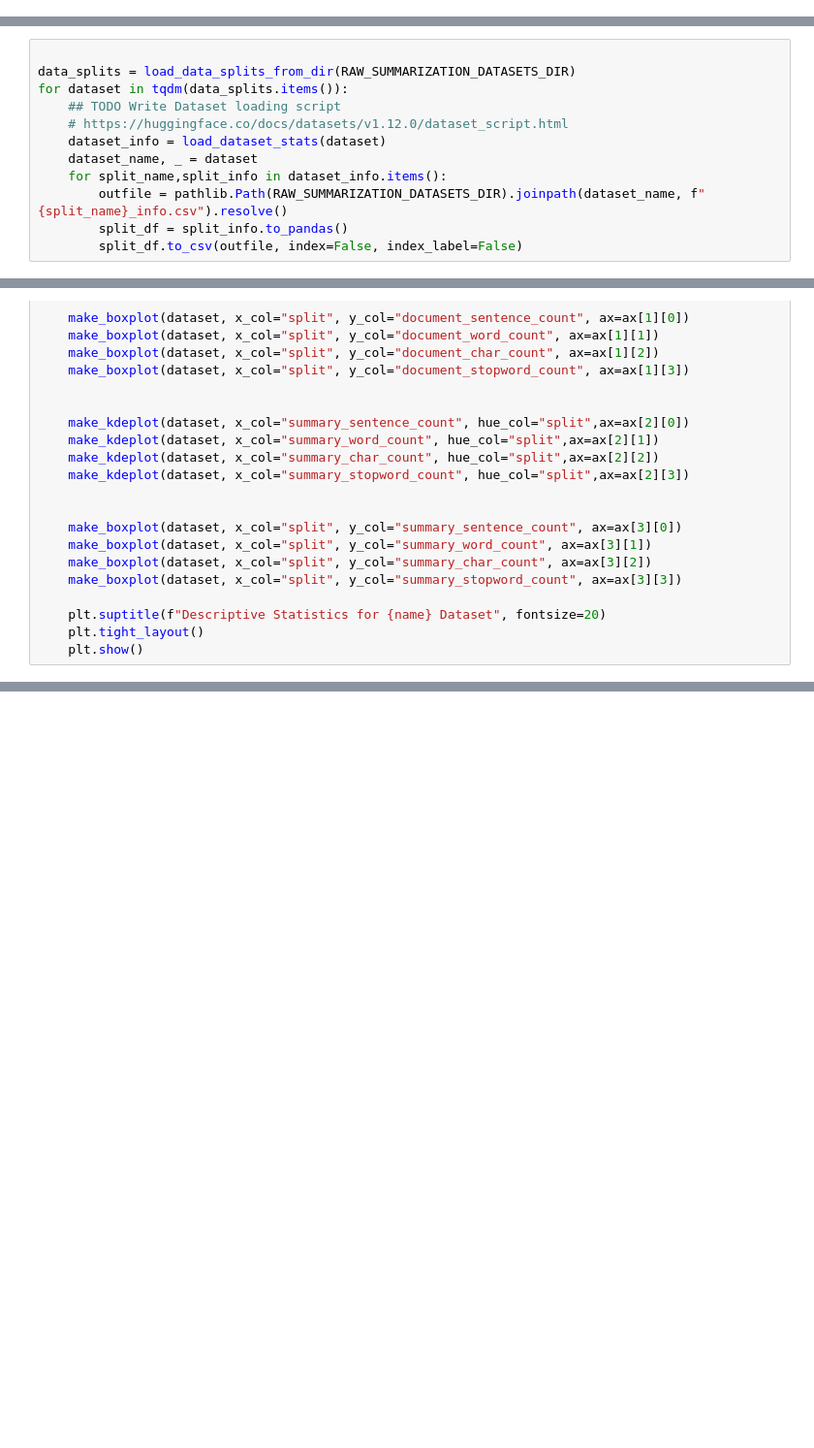
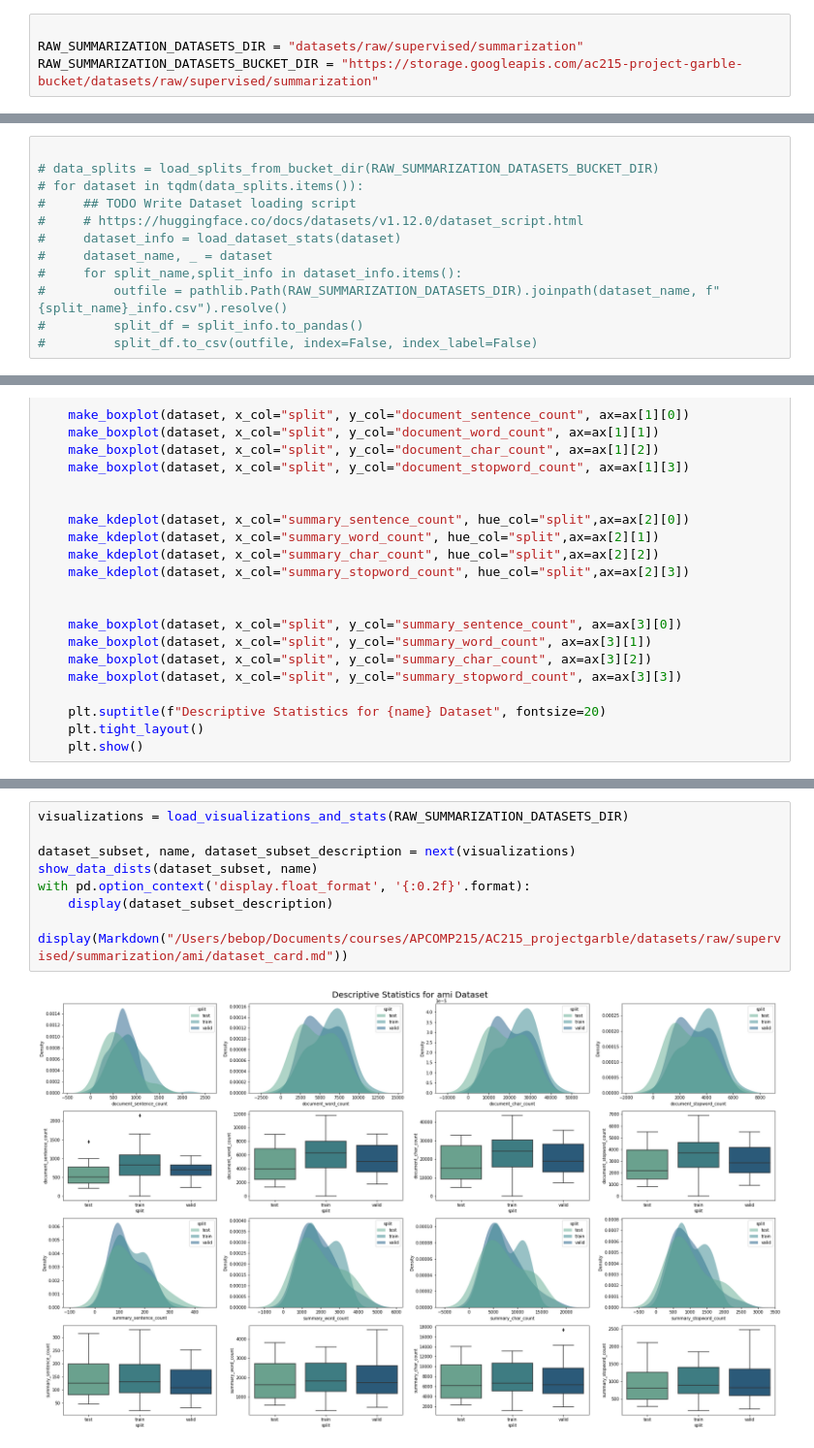
Before and after one commit to parambharat/AC215_projectgarble, a Jupyter notebook: notebooks/dataset_eda.ipynb, the cells around one changed output, grey strips where cells are left out. Shown at 97% size. Saved outputs shown, nothing was run; the diff lists cells and outputs as text; blank space fills up the shorter version.

Commit message:
feature: update baseline and eda with dataset cards

```diff
--- a/notebooks/dataset_eda.ipynb
+++ b/notebooks/dataset_eda.ipynb
@@ -18,3 +21,7 @@ RAW_SUMMARIZATION_DATASETS_DIR = "../datasets/raw/supervised/summarization"
+# %%
+
+RAW_SUMMARIZATION_DATASETS_DIR = "datasets/raw/supervised/summarization"
+RAW_SUMMARIZATION_DATASETS_BUCKET_DIR = "https://storage.googleapis.com/ac215-project-garble-bucket/datasets/raw/supervised/summarization"
 # %%
 ##https://medium.com/swlh/text-summarization-guide-exploratory-data-analysis-on-text-data-4e22ce2dd6ad
 
@@ -96,15 +112,15 @@ def load_data_splits_from_dir(directory, ext="json.gz"):
 # %%
 
-data_splits = load_data_splits_from_dir(RAW_SUMMARIZATION_DATASETS_DIR)
-for dataset in tqdm(data_splits.items()):
-    ## TODO Write Dataset loading script
-    # https://huggingface.co/docs/datasets/v1.12.0/dataset_script.html
-    dataset_info = load_dataset_stats(dataset)
-    dataset_name, _ = dataset
-    for split_name,split_info in dataset_info.items():
-        outfile = pathlib.Path(RAW_SUMMARIZATION_DATASETS_DIR).joinpath(dataset_name, f"{split_name}_info.csv").resolve()
-        split_df = split_info.to_pandas()
-        split_df.to_csv(outfile, index=False, index_label=False)
+# data_splits = load_splits_from_bucket_dir(RAW_SUMMARIZATION_DATASETS_BUCKET_DIR)
+# for dataset in tqdm(data_splits.items()):
+#     ## TODO Write Dataset loading script
+#     # https://huggingface.co/docs/datasets/v1.12.0/dataset_script.html
+#     dataset_info = load_dataset_stats(dataset)
+#     dataset_name, _ = dataset
+#     for split_name,split_info in dataset_info.items():
+#         outfile = pathlib.Path(RAW_SUMMARIZATION_DATASETS_DIR).joinpath(dataset_name, f"{split_name}_info.csv").resolve()
+#         split_df = split_info.to_pandas()
+#         split_df.to_csv(outfile, index=False, index_label=False)
 # %%
 def make_kdeplot(dataset, x_col, hue_col, ax):
     sns.kdeplot(
@@ -288,0 +195,11 @@ descriptions= pd.concat(descriptions, axis=0)
+# %%
+visualizations = load_visualizations_and_stats(RAW_SUMMARIZATION_DATASETS_DIR)
+
+dataset_subset, name, dataset_subset_description = next(visualizations)
+show_data_dists(dataset_subset, name)
+with pd.option_context('display.float_format', '{:0.2f}'.format):
+    display(dataset_subset_description)
+
+display(Markdown("/Users/bebop/Documents/courses/APCOMP215/AC215_projectgarble/datasets/raw/supervised/summarization/ami/dataset_card.md"))
+# %% [output]
+[figure, added]
```
Also changed, not shown: parts of 16 cells of this notebook.
